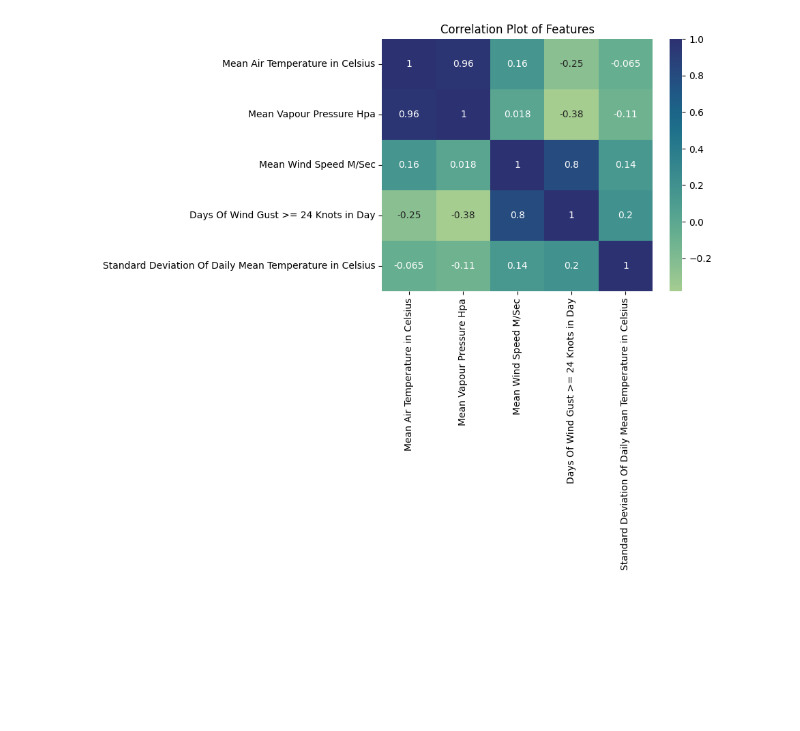
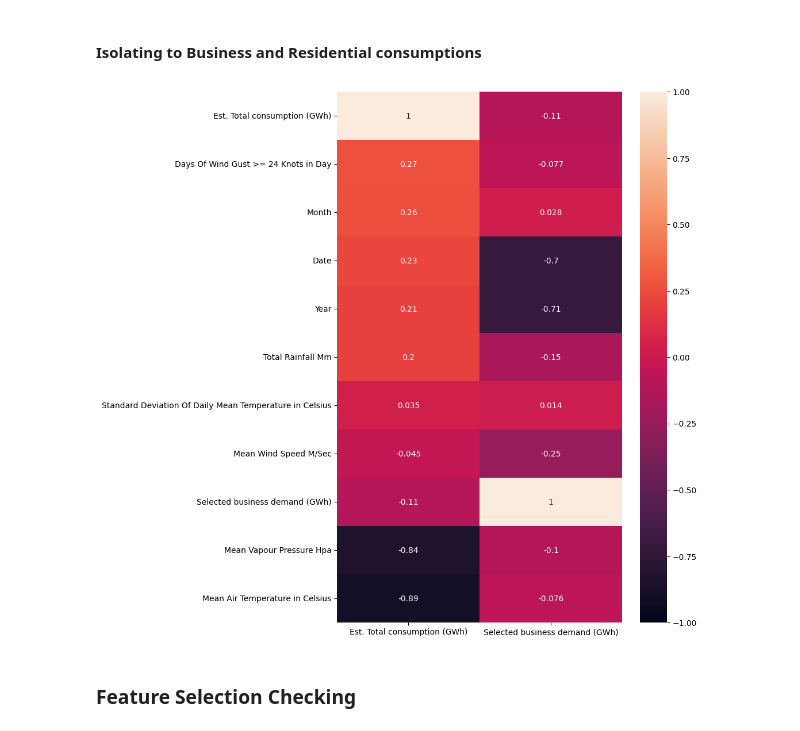
Before and after one commit to TheVeryCoolJackson/COMPSCI760-Electricity-Timeseries, a Jupyter notebook: WeatherPreprocessing/Preprocessing-Notebook.ipynb, the cells around one changed output. Saved outputs shown, nothing was run; the diff lists cells and outputs as text; code cells hidden in the pictures; blank space fills up the shorter version.

```diff
--- a/WeatherPreprocessing/Preprocessing-Notebook.ipynb
+++ b/WeatherPreprocessing/Preprocessing-Notebook.ipynb
@@ -81,0 +210,10 @@ plt.show()
+# %% [markdown]
+#### Isolating to Business and Residential consumptions
+# %%
+plt.figure(figsize=(8, 12))
+heatmapTempHumidity = sns.heatmap(merged_data.corr()[['Est. Total consumption (GWh)',
+       'Selected business demand (GWh)']].sort_values(by='Est. Total consumption (GWh)', ascending=False), vmin=-1, vmax=1, annot=True)
+# %% [output]
+[figure, added]
+# %% [markdown]
+### Feature Selection Checking
@@ -82,13 +236,8 @@ plt.show()
 # %%
-import seaborn as sns
+x = merged_data[['Total Rainfall Mm', 'Mean Air Temperature in Celsius',
+       'Mean Vapour Pressure Hpa', 'Mean Wind Speed M/Sec',
+       'Days Of Wind Gust >= 24 Knots in Day',
+       'Standard Deviation Of Daily Mean Temperature in Celsius']]
 
-correlation_matrix = test[[ 'Mean Air Temperature in Celsius',
-                   'Mean Vapour Pressure Hpa',
-                   'Mean Wind Speed M/Sec',
-                   'Days Of Wind Gust >= 24 Knots in Day',
-                   'Standard Deviation Of Daily Mean Temperature in Celsius']].corr()
-sns.heatmap(correlation_matrix, annot=True, cmap='crest')
-plt.title('Correlation Plot of Features')
-plt.show()
+yr = merged_data['Est. Total consumption (GWh)']
+yb = merged_data['Selected business demand (GWh)']
-# %% [output]
-[figure, removed]
```
Also changed, not shown: parts of 46 cells of this notebook, 1 other file.
